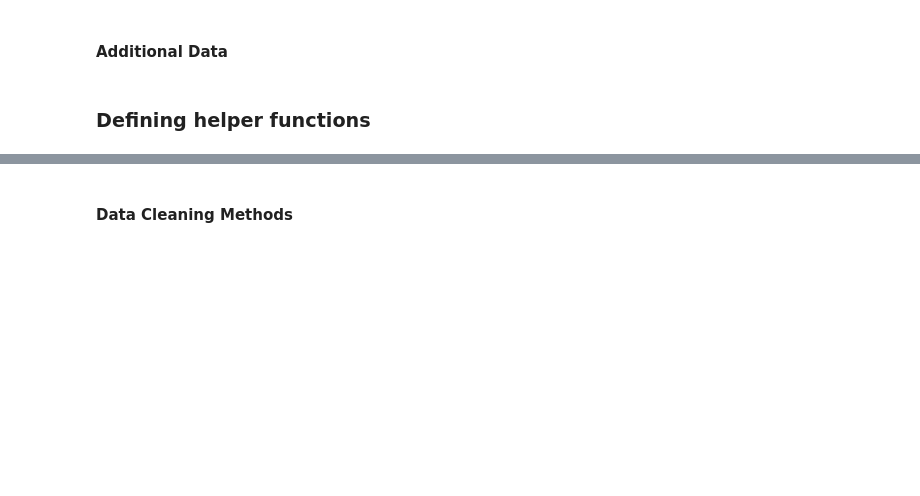
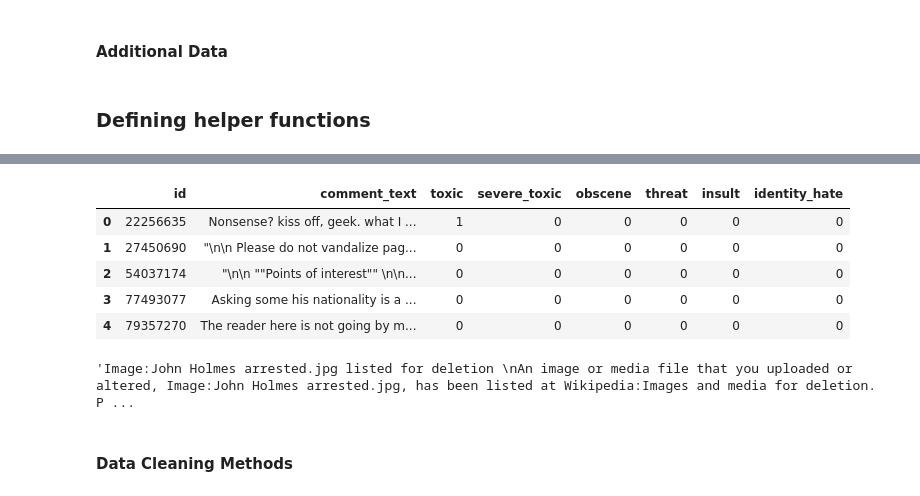
Before and after one commit to matthewtanzj/toxic-comment-classification, a Jupyter notebook: src/Combination of emotion and textstat features.ipynb, the cells around one changed output, grey strips where cells are left out. Drawn from its saved outputs; the diff is of its cells as text; code cells hidden in the pictures; blank space fills up the shorter version.

```diff
--- a/src/Combination of emotion and textstat features.ipynb
+++ b/src/Combination of emotion and textstat features.ipynb
@@ -47,3 +102,18 @@ emotion_lexicon_path = "../data/features/NRC-AffectIntensity-Lexicon.txt"
+# %%
+trainData = pd.read_csv(train_path)
+trainData.head()
+# %% [output]
+|  | id | comment_text | toxic | severe_toxic | obscene | threat | insult | identity_hate |
+| 0 | 22256635 | Nonsense? kiss off, geek. what I ... | 1 | 0 | 0 | 0 | 0 | 0 |
+| 1 | 27450690 | "\n\n Please do not vandalize pag... | 0 | 0 | 0 | 0 | 0 | 0 |
+| 2 | 54037174 | "\n\n ""Points of interest"" \n\n... | 0 | 0 | 0 | 0 | 0 | 0 |
+| 3 | 77493077 | Asking some his nationality is a ... | 0 | 0 | 0 | 0 | 0 | 0 |
+| 4 | 79357270 | The reader here is not going by m... | 0 | 0 | 0 | 0 | 0 | 0 |
+# %%
+trial1 = trainData.iloc[67,1]
+trial1
+# %% [output]
+'Image:John Holmes arrested.jpg listed for deletion \nAn image or media file that you uploaded or altered, Image:John Holmes arrested.jpg, has been listed at Wikipedia:Images and media for deletion. P ...
 # %% [markdown]
 #### Data Cleaning Methods
 # %%
```
Also changed, not shown: parts of 23 cells of this notebook, 1 other file.
